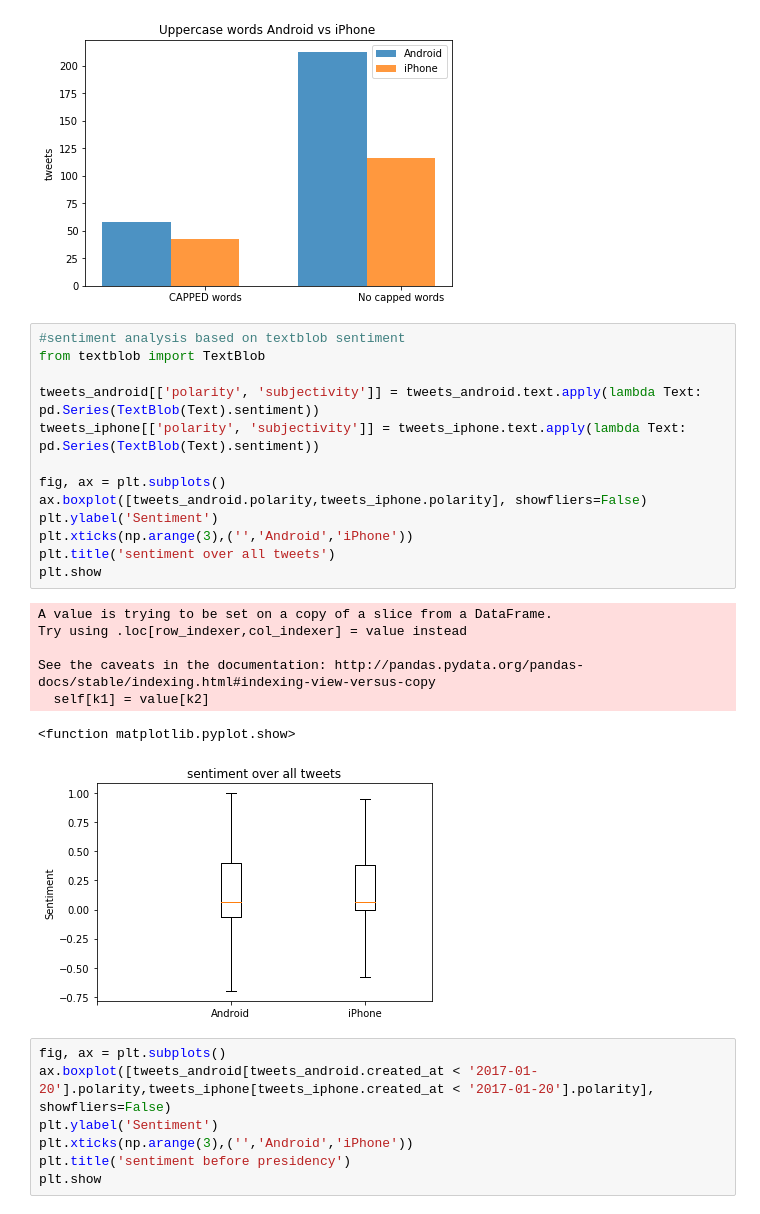
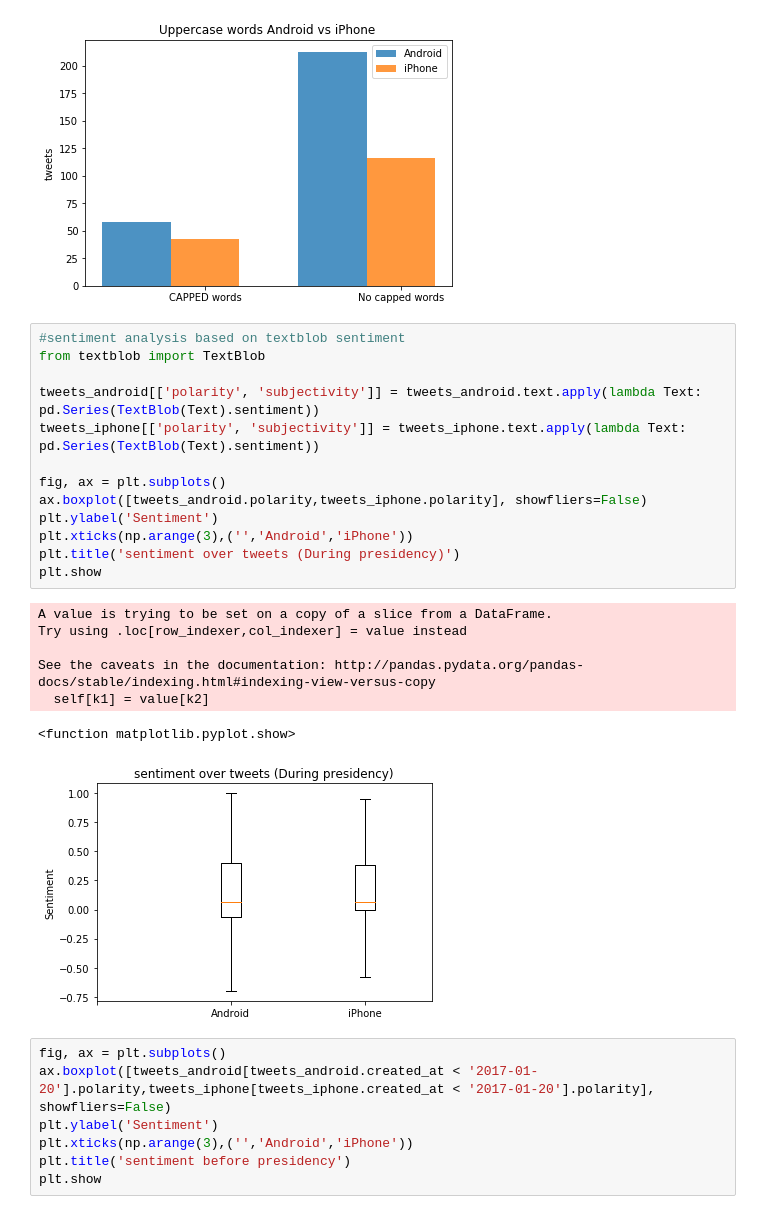
Before and after one commit to acefoxy/Project, a Jupyter notebook: Tweet_trump.ipynb, the cells around one changed output. Saved outputs shown, nothing was run; the diff lists cells and outputs as text.

```diff
--- a/Tweet_trump.ipynb
+++ b/Tweet_trump.ipynb
@@ -169,24 +169,24 @@ plt.show()
 # %%
 #sentiment analysis based on textblob sentiment
 from textblob import TextBlob
 
 tweets_android[['polarity', 'subjectivity']] = tweets_android.text.apply(lambda Text: pd.Series(TextBlob(Text).sentiment))
 tweets_iphone[['polarity', 'subjectivity']] = tweets_iphone.text.apply(lambda Text: pd.Series(TextBlob(Text).sentiment))
 
 fig, ax = plt.subplots()
 ax.boxplot([tweets_android.polarity,tweets_iphone.polarity], showfliers=False)
 plt.ylabel('Sentiment')
 plt.xticks(np.arange(3),('','Android','iPhone'))
-plt.title('sentiment over all tweets')
+plt.title('sentiment over tweets (During presidency)')
 plt.show
 # %% [output]
 A value is trying to be set on a copy of a slice from a DataFrame.
 Try using .loc[row_indexer,col_indexer] = value instead
 
 See the caveats in the documentation: http://pandas.pydata.org/pandas-docs/stable/indexing.html#indexing-view-versus-copy
   self[k1] = value[k2]
 <function matplotlib.pyplot.show>
-[figure, old version]
+[figure, new version]
 # %%
 fig, ax = plt.subplots()
 ax.boxplot([tweets_android[tweets_android.created_at < '2017-01-20'].polarity,tweets_iphone[tweets_iphone.created_at < '2017-01-20'].polarity], showfliers=False)
```
Also changed, not shown: parts of 8 cells of this notebook, 18 other files.
